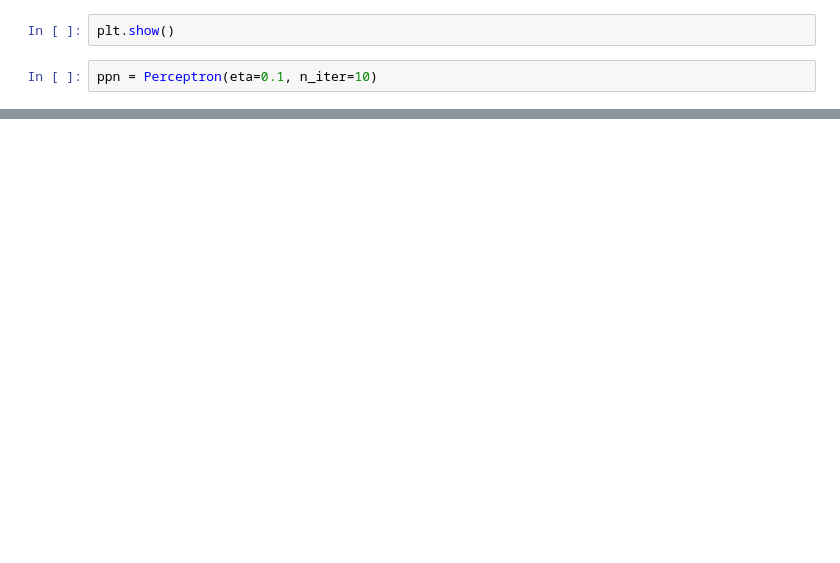
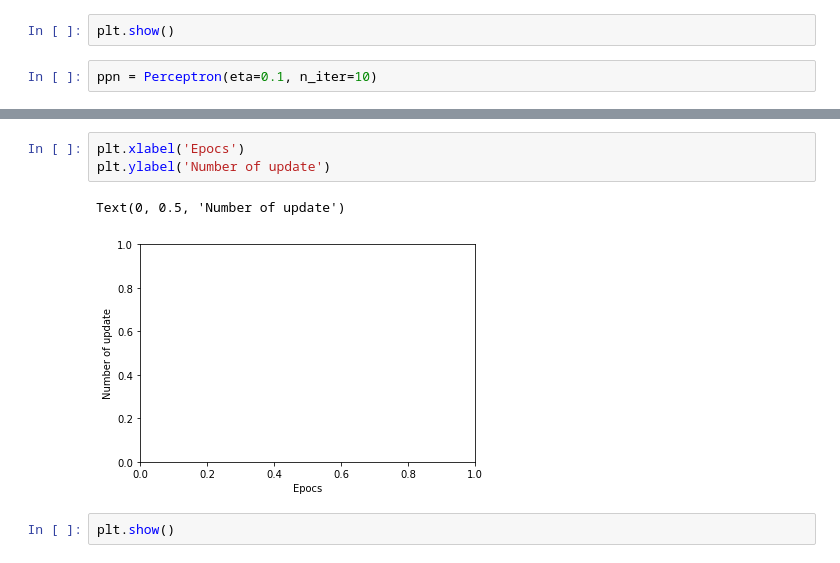
Before and after one commit to katuhito/ml002, a Jupyter notebook: perceptron001.ipynb, the cells around one changed output, grey strips where cells are left out. Cells and saved outputs as stored; diff of their text form; blank space fills up the shorter version.

```diff
--- a/perceptron001.ipynb
+++ b/perceptron001.ipynb
@@ -154,0 +142,8 @@ TypeError: iteration over a 0-d array
+# %%
+plt.xlabel('Epocs')
+plt.ylabel('Number of update')
+# %% [output]
+Text(0, 0.5, 'Number of update')
+[figure, added]
+# %%
+plt.show()
```
Also changed, not shown: parts of 19 cells of this notebook, 1 other file.
